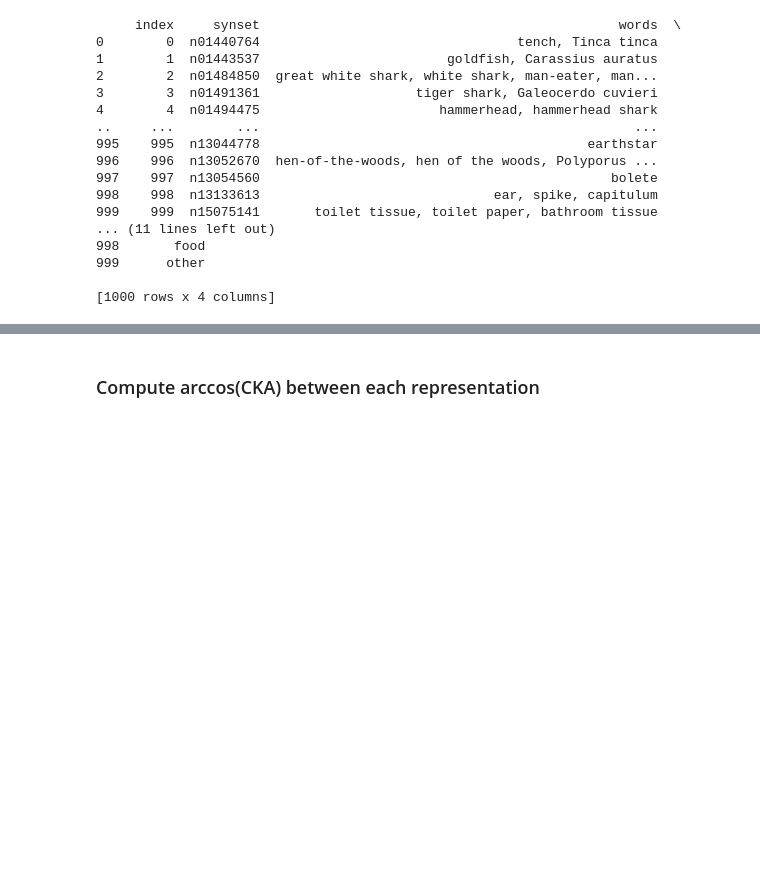
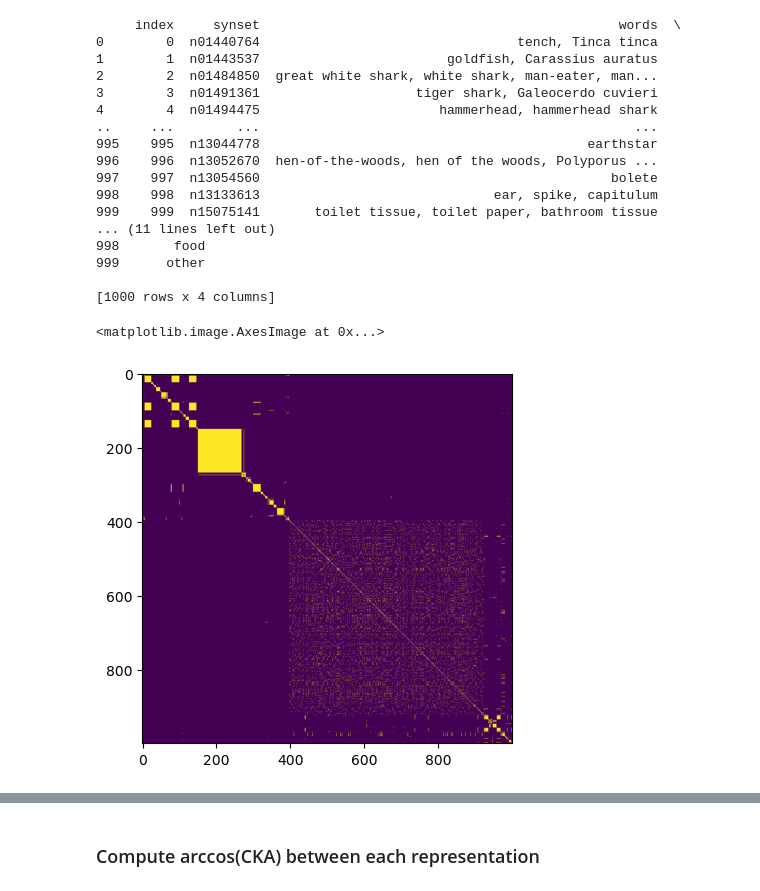
Before and after one commit to SarahHarvey/decoding-similarity, a Jupyter notebook: compare-many-networks-decoding-similarity.ipynb, the cells around one changed output, grey strips where cells are left out. Saved outputs shown, nothing was run; the diff lists cells and outputs as text; code cells hidden in the pictures; blank space fills up the shorter version.

```diff
--- a/compare-many-networks-decoding-similarity.ipynb
+++ b/compare-many-networks-decoding-similarity.ipynb
@@ -136,6 +145,13 @@ DSscores = np.zeros((len(internal_reps), len(internal_reps)))
 for i in range(len(internal_reps)):
     for j in range(len(internal_reps)):
         DSscores[i,j] = ds.score(internal_reps[i].numpy(),internal_reps[j].numpy(),Cz)
+# %%
+# Look at the covariance matrix
+
+plt.imshow(Cz)
+# %% [output]
+<matplotlib.image.AxesImage at 0x...>
+[figure, added]
 # %%
 dists_ds = np.arccos(DSscores)
 plt.imshow(dists_ds)
```
Also changed, not shown: parts of 14 cells of this notebook, 2 other files.
